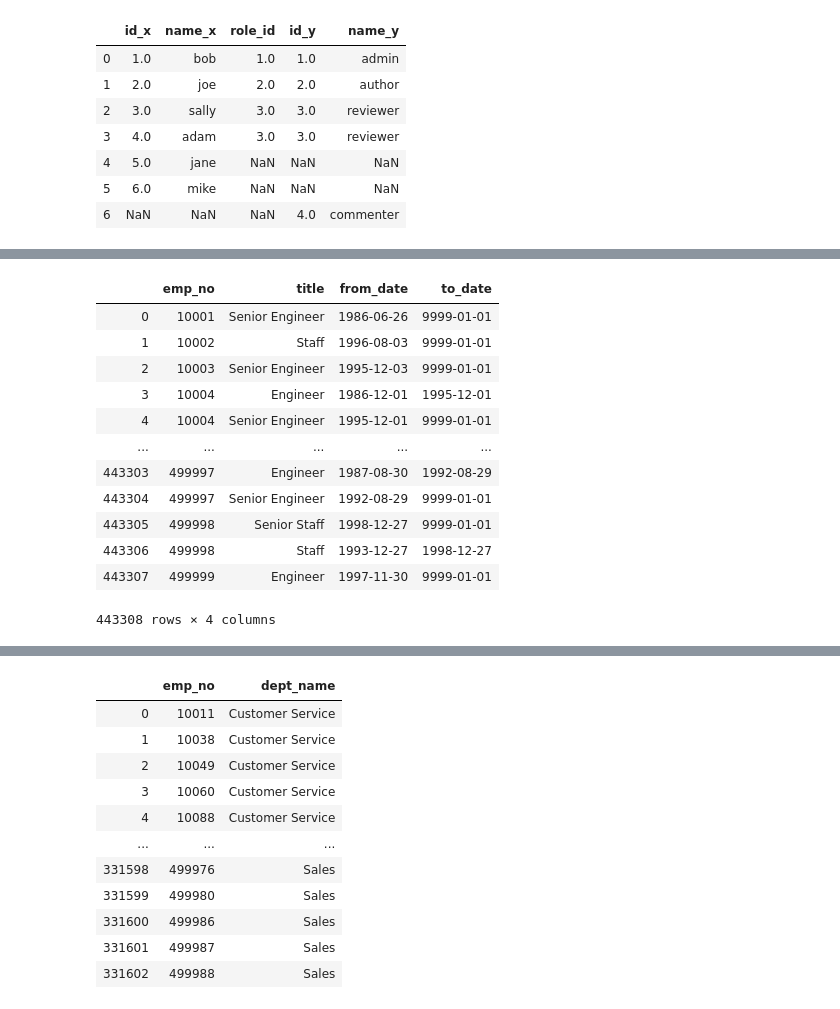
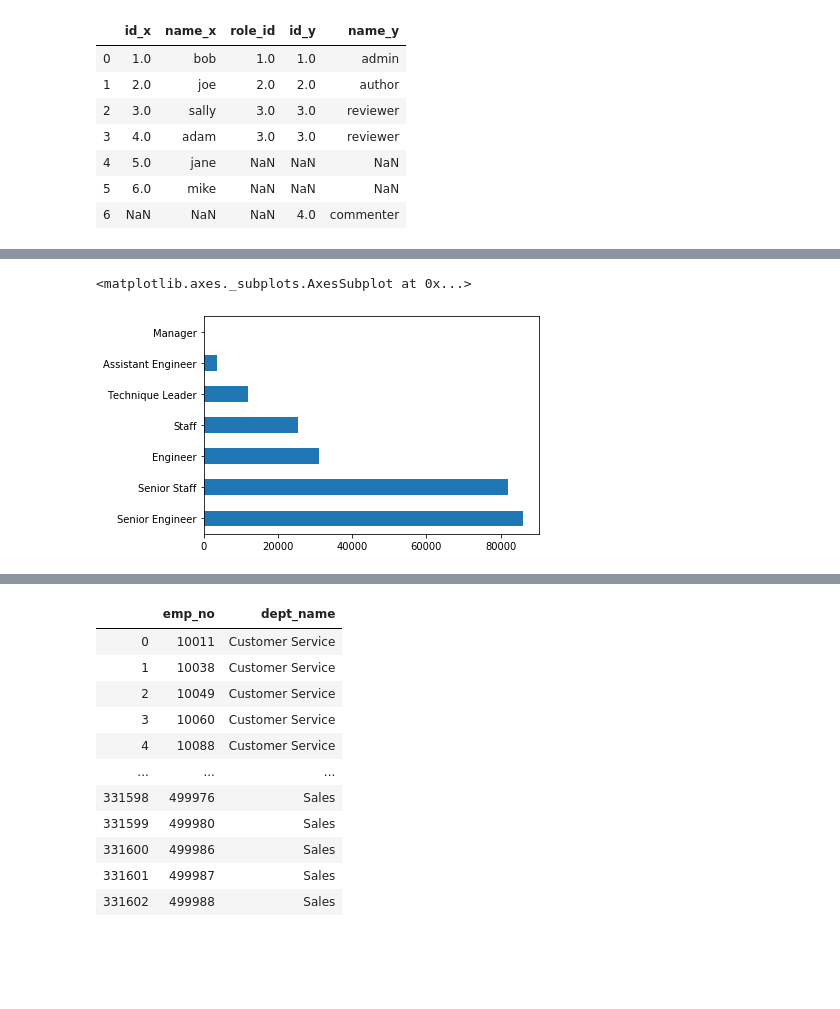
Before and after one commit to sunwenliang14/python-exercises, a Jupyter notebook: 4.8.4.4_advanced_dataframes.ipynb, the cells around one changed output, grey strips where cells are left out. Cells and saved outputs as stored; diff of their text form; code cells hidden in the pictures; blank space fills up the shorter version.

```diff
--- a/4.8.4.4_advanced_dataframes.ipynb
+++ b/4.8.4.4_advanced_dataframes.ipynb
@@ -25,2 +0,0 @@ from env import host, user, password
-# %%
-db_name = 'employees'
@@ -269,17 +134,7 @@ employees
-# %%
-titles = pd.read_sql('select * from titles', url)
-titles
-# %% [output]
-|  | emp_no | title | from_date | to_date |
-| 0 | 10001 | Senior Engineer | 1986-06-26 | 9999-01-01 |
-| 1 | 10002 | Staff | 1996-08-03 | 9999-01-01 |
-| 2 | 10003 | Senior Engineer | 1995-12-03 | 9999-01-01 |
-| 3 | 10004 | Engineer | 1986-12-01 | 1995-12-01 |
-| 4 | 10004 | Senior Engineer | 1995-12-01 | 9999-01-01 |
-| ... | ... | ... | ... | ... |
-| 443303 | 499997 | Engineer | 1987-08-30 | 1992-08-29 |
-| 443304 | 499997 | Senior Engineer | 1992-08-29 | 9999-01-01 |
-| 443305 | 499998 | Senior Staff | 1998-12-27 | 9999-01-01 |
-| 443306 | 499998 | Staff | 1993-12-27 | 1998-12-27 |
-| 443307 | 499999 | Engineer | 1997-11-30 | 9999-01-01 |
-443308 rows × 4 columns
+# %%
+query = 'SELECT * FROM titles'
+titles = pd.read_sql(query, employees_url)
+titles[titles.to_date == titles.to_date.max()].title.value_counts().plot.barh()
+# %% [output]
+<matplotlib.axes._subplots.AxesSubplot at 0x...>
+[figure, added]
```
Also changed, not shown: parts of 30 cells of this notebook.
